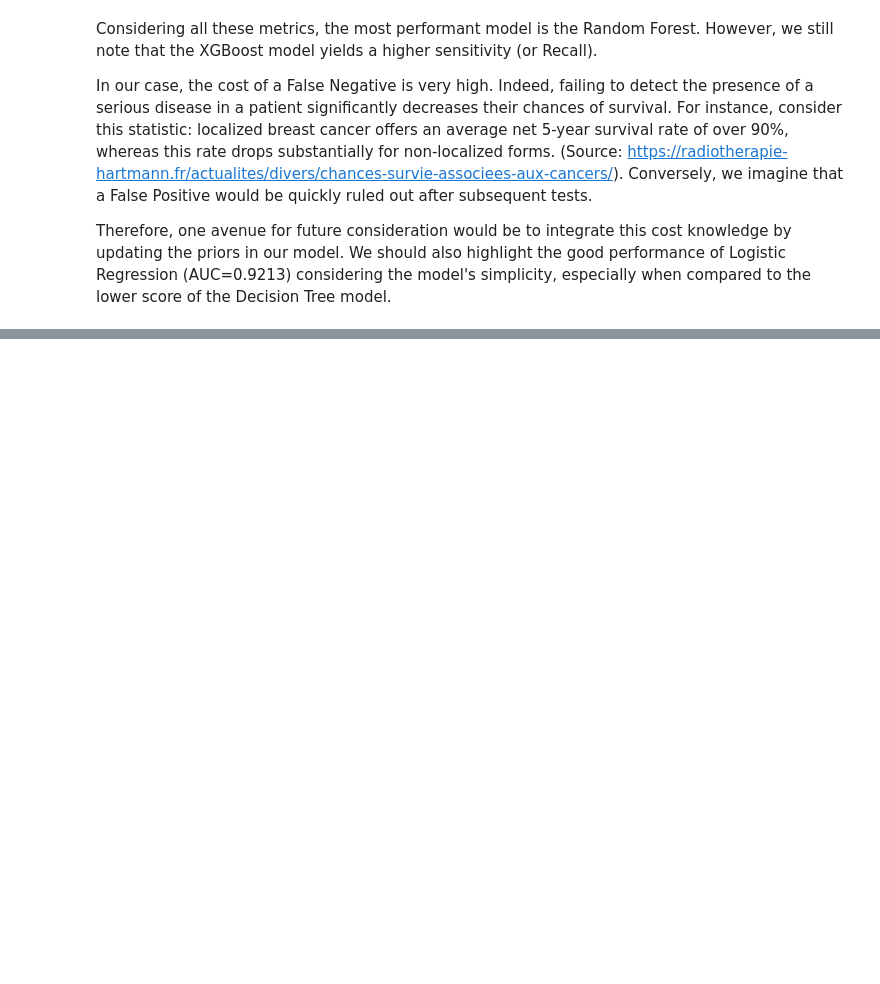
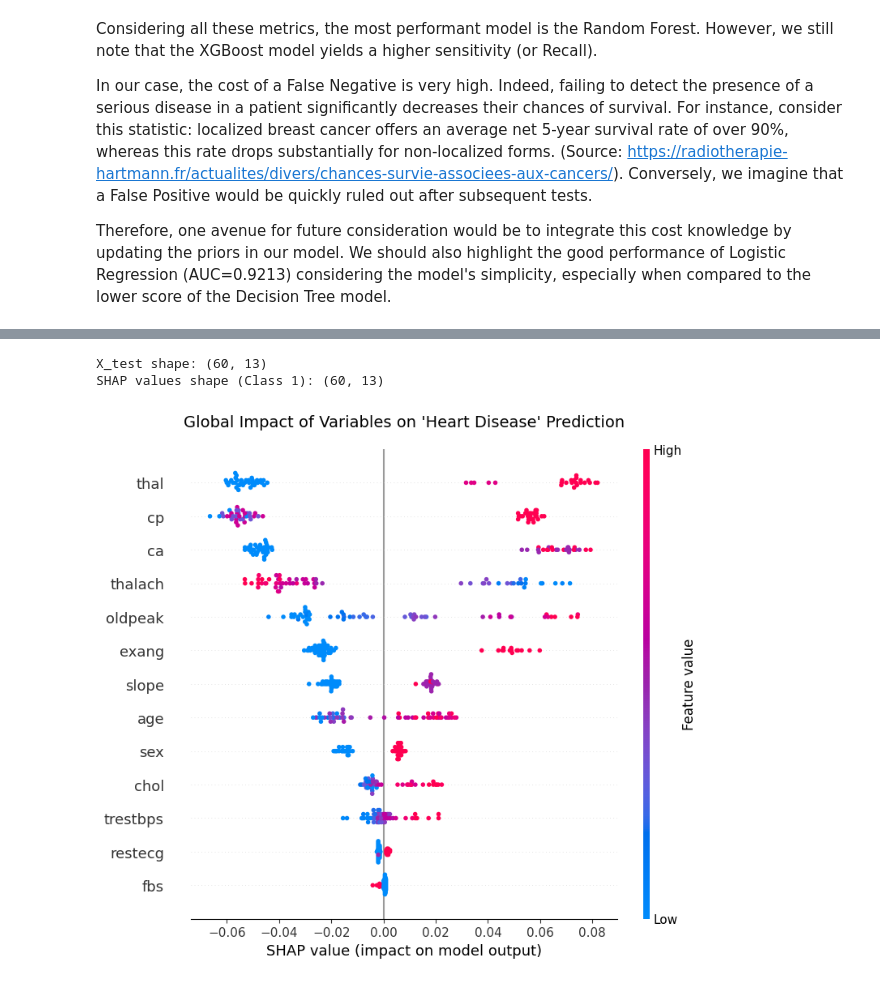
Before and after one commit to Raphaelt94/ML-Projects, a Jupyter notebook: HeartDisease/tp_heart_disease_v2.ipynb, the cells around one changed output, grey strips where cells are left out. Drawn from its saved outputs; the diff is of its cells as text; code cells hidden in the pictures; blank space fills up the shorter version.

```diff
--- a/HeartDisease/tp_heart_disease_v2.ipynb
+++ b/HeartDisease/tp_heart_disease_v2.ipynb
@@ -669,0 +691,34 @@ Therefore, one avenue for future consideration would be to integrate this cost k
+# %%
+import shap
+
+# JS Initialization
+shap.initjs()
+
+# 1. Create the explainer
+explainer = shap.TreeExplainer(model_rf)
+
+# 2. Calculate SHAP values
+shap_values = explainer.shap_values(X_test)
+
+# 3. Handle shap_values format (List vs 3D Array) to target the "Disease" class (1)
+if isinstance(shap_values, list):
+    # Classic sklearn case: list of [array_class0, array_class1]
+    shap_values_disease = shap_values[1]
+elif isinstance(shap_values, np.ndarray) and len(shap_values.shape) == 3:
+    # Case sometimes encountered: array of shape (samples, features, classes)
+    shap_values_disease = shap_values[:, :, 1]
+else:
+    # Simple binary case or regression
+    shap_values_disease = shap_values
+
+# Safety check (optional, for debug)
+print(f"X_test shape: {X_test.shape}")
+print(f"SHAP values shape (Class 1): {shap_values_disease.shape}")
+
+# 4. Display Global Summary (Beeswarm plot)
+
+plt.figure()
+shap.summary_plot(shap_values_disease, X_test, show=False)
+plt.title("Global Impact of Variables on 'Heart Disease' Prediction", fontsize=14, pad=20)
+plt.show()
+# %% [output]
@@ -669,0 +726,3 @@ Therefore, one avenue for future consideration would be to integrate this cost k
+X_test shape: (60, 13)
+SHAP values shape (Class 1): (60, 13)
+[figure, added]
```
Also changed, not shown: parts of 29 cells of this notebook.
